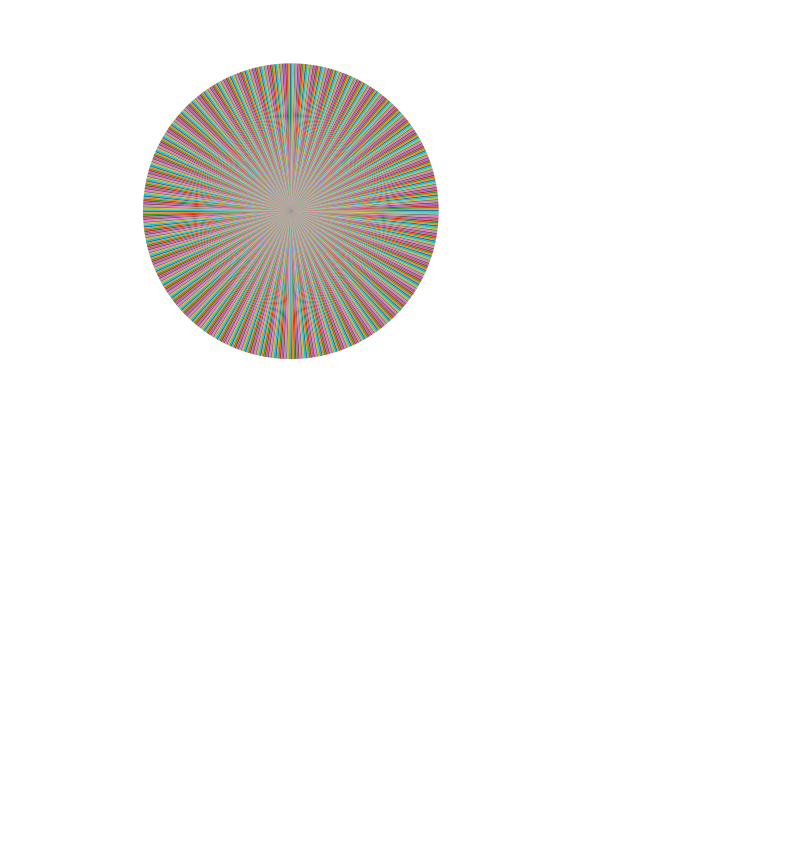
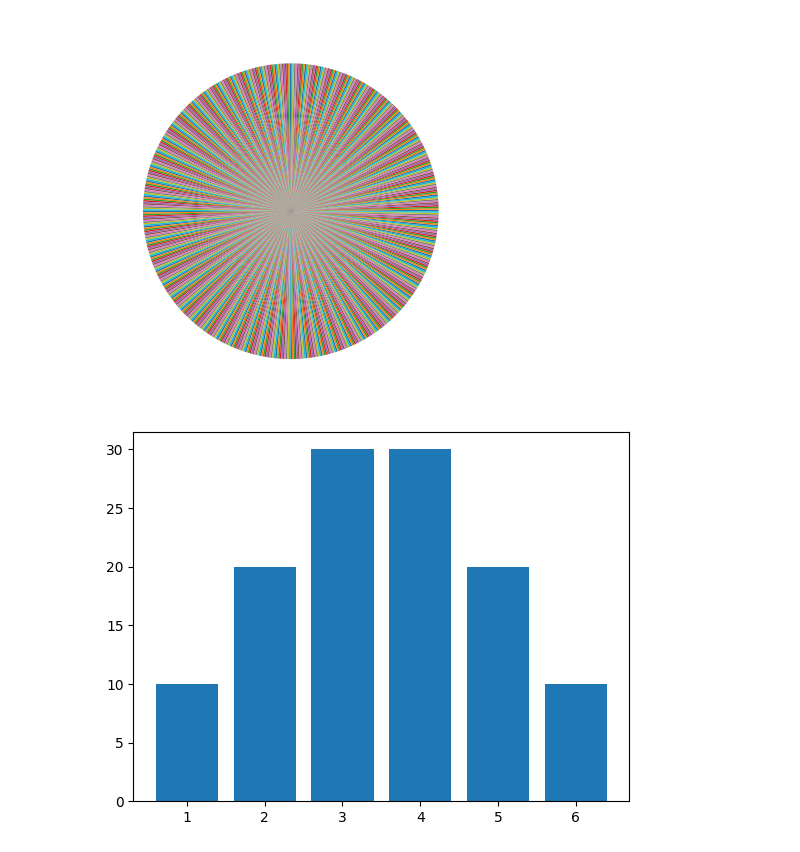
Before and after one commit to GJagadeeshwar-1/GJagadeeshwar-1, a Jupyter notebook: pandas.ipynb, the cells around one changed output. Drawn from its saved outputs; the diff is of its cells as text; code cells hidden in the pictures; blank space fills up the shorter version.

```diff
--- a/pandas.ipynb
+++ b/pandas.ipynb
@@ -161,3 +161,11 @@ plt.pie(data_10)
 plt.show()
 # %% [output]
 [figure]
+# %%
+import matplotlib.pyplot as plt
+district=[1,2,3,4,5,6]
+sales=[10,20,30,30,20,10]
+plt.bar(district,sales)
+plt.show()
+# %% [output]
+[figure, added]
```
Also changed, not shown: parts of 2 cells of this notebook.
